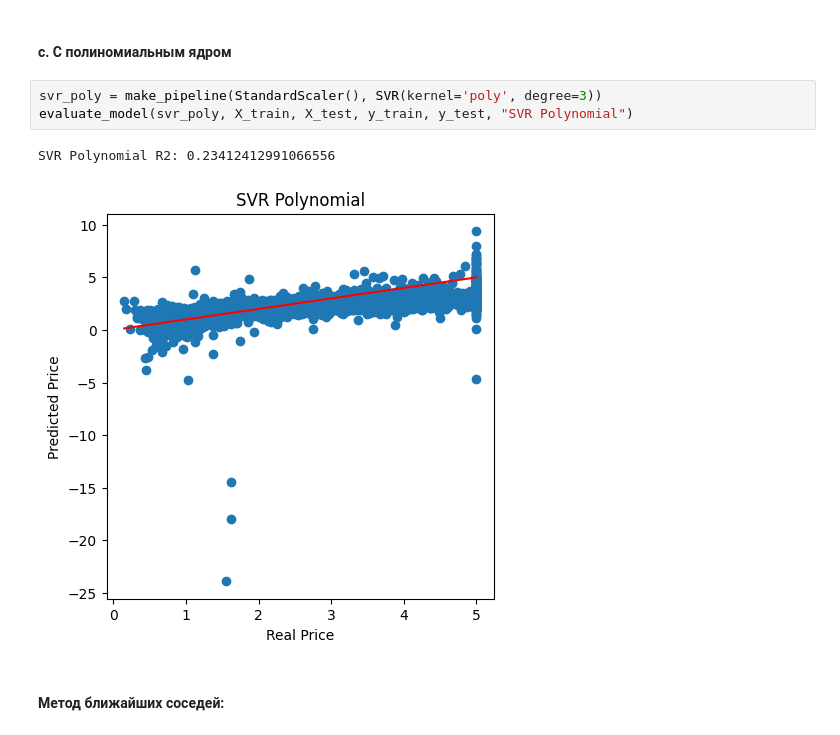
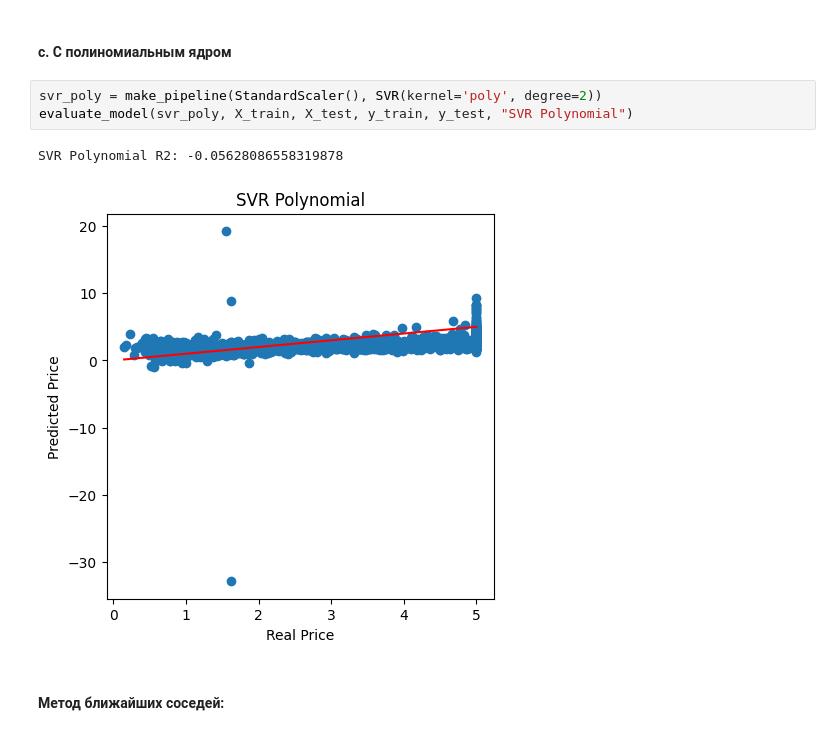
Before and after one commit to VaDKustiK/misis_ml_course_6sem, a Jupyter notebook: ML1.3 real regression/1.3ml.ipynb, the cells around one changed output. Drawn from its saved outputs; the diff is of its cells as text.

```diff
--- a/ML1.3 real regression/1.3ml.ipynb
+++ b/ML1.3 real regression/1.3ml.ipynb
@@ -212,11 +212,11 @@ SVR RBF R2: 0.7275628923016776
 # %% [markdown]
 #### c. С полиномиальным ядром
 # %%
-svr_poly = make_pipeline(StandardScaler(), SVR(kernel='poly', degree=3))
+svr_poly = make_pipeline(StandardScaler(), SVR(kernel='poly', degree=2))
 evaluate_model(svr_poly, X_train, X_test, y_train, y_test, "SVR Polynomial")
 # %% [output]
-SVR Polynomial R2: 0.23412412991066556
+SVR Polynomial R2: -0.05628086558319878
-[figure, old version]
+[figure, new version]
 # %% [markdown]
 #### Метод ближайших соседей:
 # %%
```
Also changed, not shown: parts of 13 cells of this notebook.
